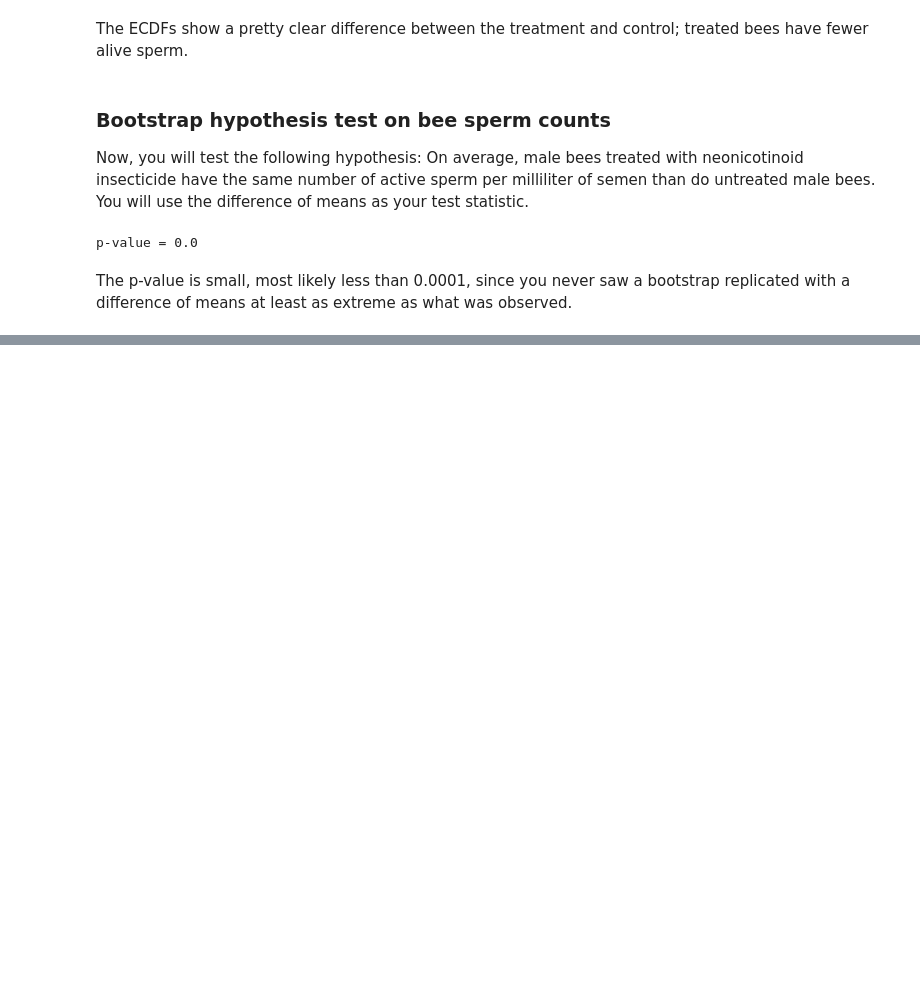
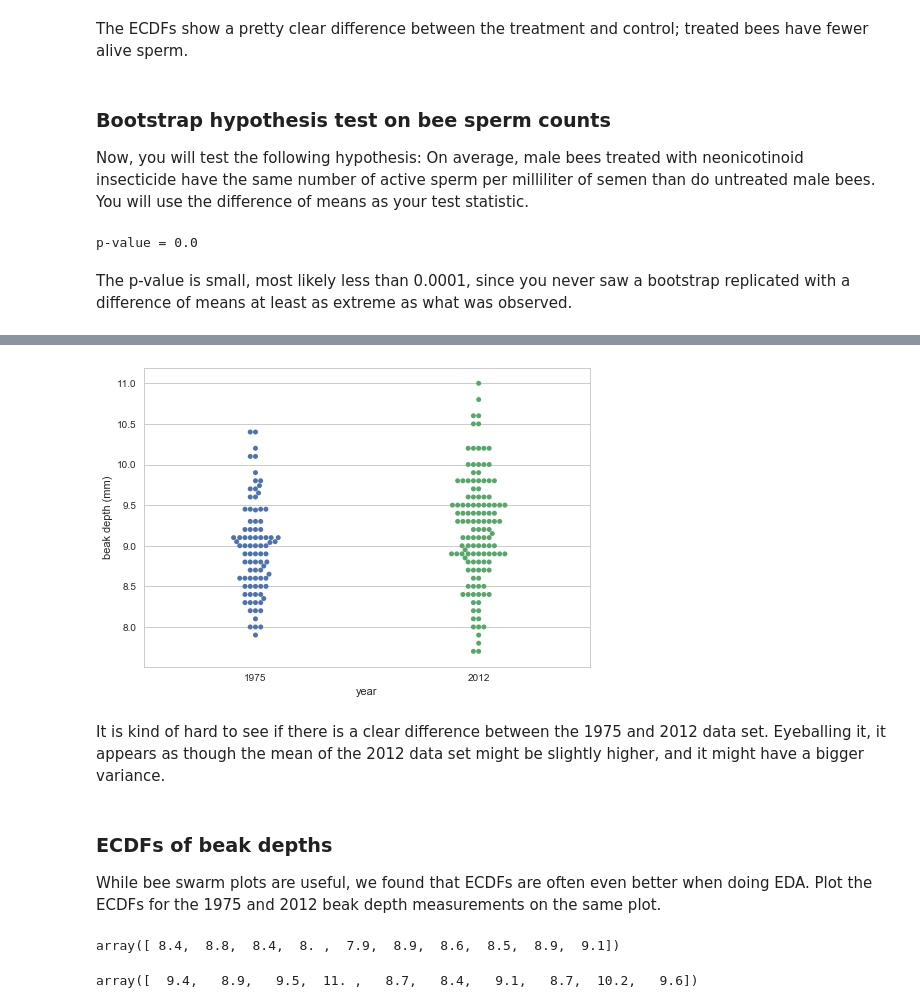
Before and after one commit to iamjz/Python-Data, a Jupyter notebook: StatisticalThinking2.ipynb, the cells around one changed output, grey strips where cells are left out. Drawn from its saved outputs; the diff is of its cells as text; code cells hidden in the pictures; blank space fills up the shorter version.

```diff
--- a/StatisticalThinking2.ipynb
+++ b/StatisticalThinking2.ipynb
@@ -1185,0 +1231,23 @@ p-value = 0.0
+# %%
+year = [1975, 1975, 1975, 1975, 1975, 1975, 1975, 1975, 1975, 1975, 1975,
+       1975, 1975, 1975, 1975, 1975, 1975, 1975, 1975, 1975, 1975, 1975,
+       1975, 1975, 1975, 1975, 1975, 1975, 1975, 1975, 1975, 1975, 1975,
+       1975, 1975, 1975, 1975, 1975, 1975, 1975, 1975, 1975, 1975, 1975,
+       1975, 1975, 1975, 1975, 1975, 1975, 1975, 1975, 1975, 1975, 1975,
+       1975, 1975, 1975, 1975, 1975, 1975, 1975, 1975, 1975, 1975, 1975,
+       1975, 1975, 1975, 1975, 1975, 1975, 1975, 1975, 1975, 1975, 1975,
+       1975, 1975, 1975, 1975, 1975, 1975, 1975, 1975, 1975, 1975, 2012,
+       2012, 2012, 2012, 2012, 2012, 2012, 2012, 2012, 2012, 2012, 2012,
+       2012, 2012, 2012, 2012, 2012, 2012, 2012, 2012, 2012, 2012, 2012,
+       2012, 2012, 2012, 2012, 2012, 2012, 2012, 2012, 2012, 2012, 2012,
+       2012, 2012, 2012, 2012, 2012, 2012, 2012, 2012, 2012, 2012, 2012,
+       2012, 2012, 2012, 2012, 2012, 2012, 2012, 2012, 2012, 2012, 2012,
+       2012, 2012, 2012, 2012, 2012, 2012, 2012, 2012, 2012, 2012, 2012,
+       2012, 2012, 2012, 2012, 2012, 2012, 2012, 2012, 2012, 2012, 2012,
+       2012, 2012, 2012, 2012, 2012, 2012, 2012, 2012, 2012, 2012, 2012,
+       2012, 2012, 2012, 2012, 2012, 2012, 2012, 2012, 2012, 2012, 2012,
+       2012, 2012, 2012, 2012, 2012, 2012, 2012, 2012, 2012, 2012, 2012,
+       2012, 2012, 2012, 2012, 2012, 2012, 2012, 2012, 2012, 2012, 2012,
+       2012, 2012, 2012, 2012, 2012]
+
+len(year)
@@ -1185,0 +1256,4 @@ p-value = 0.0
+# %%
+z = zip(beak_depth, year)
+df = pd.DataFrame(list(z), columns = ["beak_depth", "year"])
+df.head()
@@ -1185,0 +1267,27 @@ p-value = 0.0
+# %%
+# Create bee swarm plot
+_ = sns.swarmplot(x = "year", y = "beak_depth", data = df)
+
+# Label the axes
+_ = plt.xlabel('year')
+_ = plt.ylabel('beak depth (mm)')
+
+# Show the plot
+plt.show()
+# %% [output]
+[figure, added]
+# %% [markdown]
+It is kind of hard to see if there is a clear difference between the 1975 and 2012 data set. Eyeballing it, it appears as though the mean of the 2012 data set might be slightly higher, and it might have a bigger variance.
+# %% [markdown]
+### ECDFs of beak depths
+While bee swarm plots are useful, we found that ECDFs are often even better when doing EDA. Plot the ECDFs for the 1975 and 2012 beak depth measurements on the same plot.
+# %%
+bd_1975 = np.array(df[df["year"] == 1975]["beak_depth"])
+bd_1975[0:10]
+# %% [output]
+array([ 8.4,  8.8,  8.4,  8. ,  7.9,  8.9,  8.6,  8.5,  8.9,  9.1])
+# %%
+bd_2012 = np.array(df[df["year"] == 2012]["beak_depth"])
+bd_2012[0:10]
+# %% [output]
+array([  9.4,   8.9,   9.5,  11. ,   8.7,   8.4,   9.1,   8.7,  10.2,   9.6])
```
Also changed, not shown: parts of 10 cells of this notebook, 1 other file.
